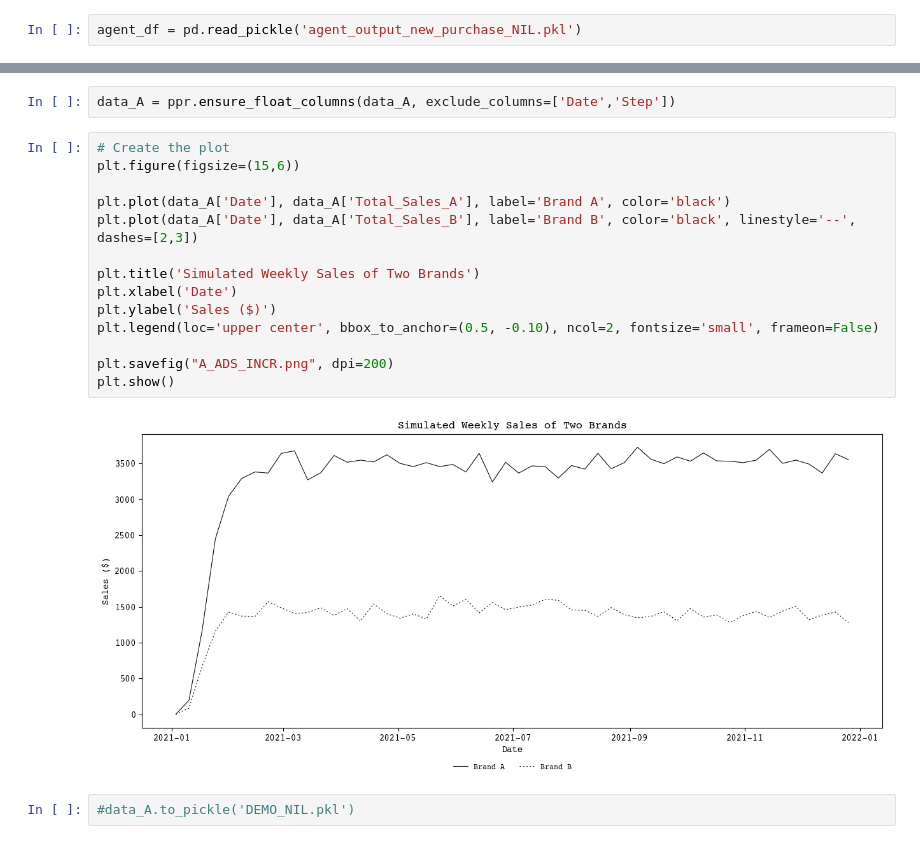
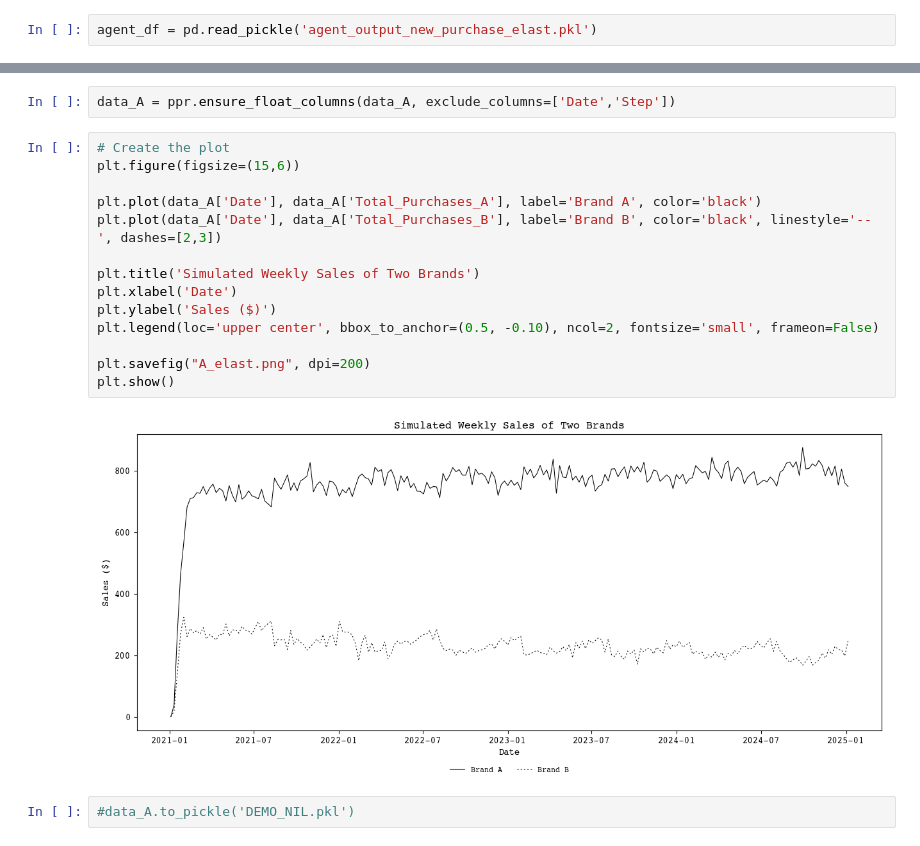
Before and after one commit to mcfitzgerald/consumer-abm, a Jupyter notebook: new_flow.ipynb, the cells around one changed output, grey strips where cells are left out. Drawn from its saved outputs; the diff is of its cells as text.

```diff
--- a/new_flow.ipynb
+++ b/new_flow.ipynb
@@ -18,7 +18,7 @@ mpl.rcParams['xtick.color'] = 'black'
 mpl.rcParams['ytick.color'] = 'black'
 mpl.rcParams['axes.edgecolor'] = 'black'
 # %%
-agent_df = pd.read_pickle('agent_output_new_purchase_NIL.pkl')
+agent_df = pd.read_pickle('agent_output_new_purchase_elast.pkl')
 # %%
 agent_df = ppr.add_date_column(agent_df)
 # %%
@@ -30,18 +30,18 @@ data_A = ppr.ensure_float_columns(data_A, exclude_columns=['Date','Step'])
 # %%
 # Create the plot
 plt.figure(figsize=(15,6))
 
-plt.plot(data_A['Date'], data_A['Total_Sales_A'], label='Brand A', color='black')
-plt.plot(data_A['Date'], data_A['Total_Sales_B'], label='Brand B', color='black', linestyle='--', dashes=[2,3])
+plt.plot(data_A['Date'], data_A['Total_Purchases_A'], label='Brand A', color='black')
+plt.plot(data_A['Date'], data_A['Total_Purchases_B'], label='Brand B', color='black', linestyle='--', dashes=[2,3])
 
 plt.title('Simulated Weekly Sales of Two Brands')
 plt.xlabel('Date')
 plt.ylabel('Sales ($)')
 plt.legend(loc='upper center', bbox_to_anchor=(0.5, -0.10), ncol=2, fontsize='small', frameon=False)
 
-plt.savefig("A_ADS_INCR.png", dpi=200)
+plt.savefig("A_elast.png", dpi=200)
 plt.show()
 # %% [output]
-[figure, old version]
+[figure, new version]
 # %%
 #data_A.to_pickle('DEMO_NIL.pkl')
```
Also changed, not shown: 2 other files.
